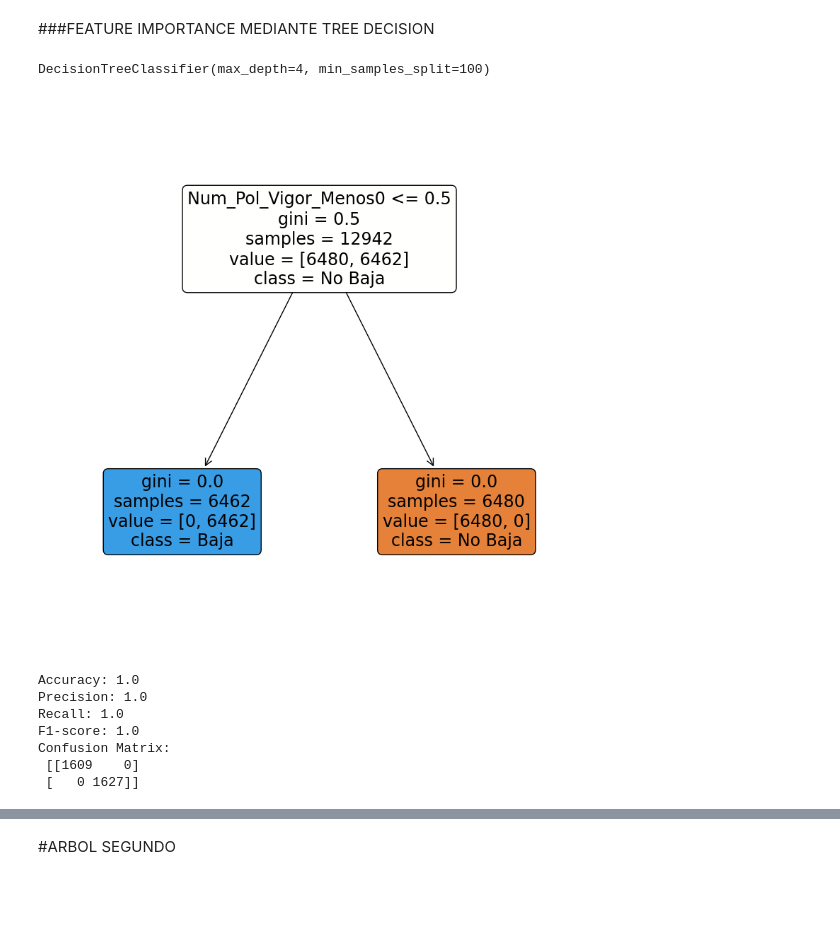
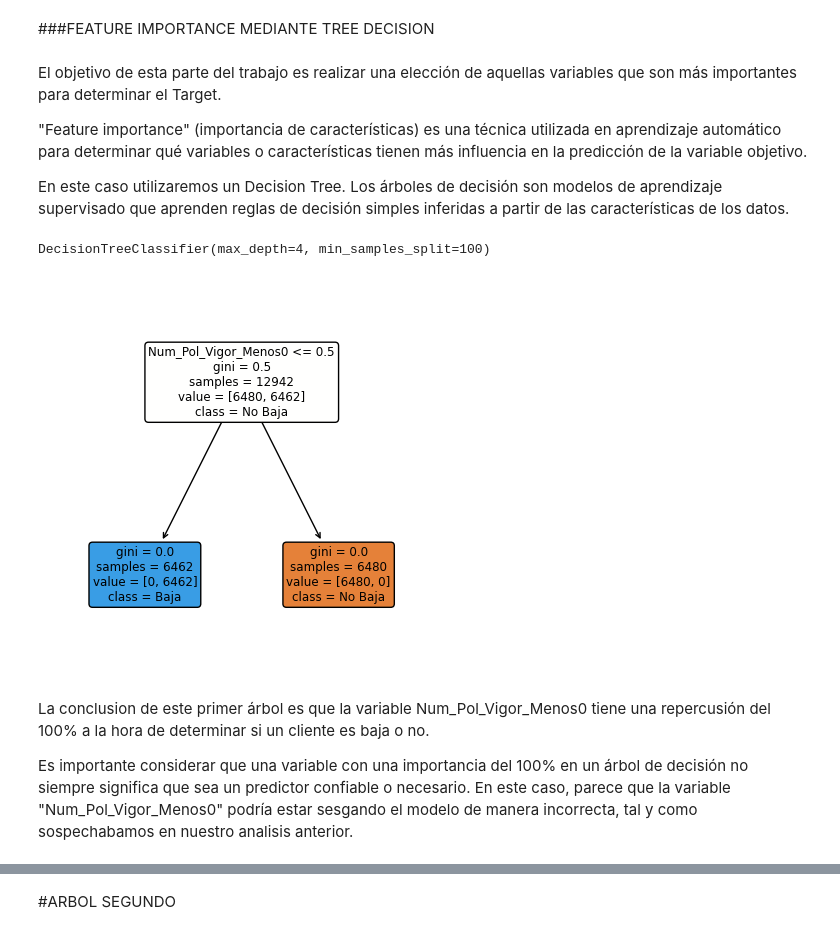
Before and after one commit to SorayaFrancoLopez/NN_churn_proyect_insurance, a Jupyter notebook: STEP_2_Feature_importance.ipynb, the cells around one changed output, grey strips where cells are left out. Drawn from its saved outputs; the diff is of its cells as text; code cells hidden in the pictures; blank space fills up the shorter version.

```diff
--- a/STEP_2_Feature_importance.ipynb
+++ b/STEP_2_Feature_importance.ipynb
@@ -47,3 +55,9 @@ plt.show()
 # %% [markdown]
 ###FEATURE IMPORTANCE MEDIANTE TREE DECISION
+# %% [markdown]
+El objetivo de esta parte del trabajo es realizar una elección de aquellas variables que son más importantes para determinar el Target.
+
+"Feature importance" (importancia de características) es una técnica utilizada en aprendizaje automático para determinar qué variables o características tienen más influencia en la predicción de la variable objetivo.
+
+En este caso utilizaremos un Decision Tree. Los árboles de decisión son modelos de aprendizaje supervisado que aprenden reglas de decisión simples inferidas a partir de las características de los datos.
 # %%
@@ -56,32 +72,12 @@ tree.fit(X_train, y_train)
 # %% [output]
 DecisionTreeClassifier(max_depth=4, min_samples_split=100)
 # %%
-plt.figure(figsize=(10,10))
+plt.figure(figsize=(5,5))
 plot_tree(tree, feature_names=X.columns, class_names=['No Baja', 'Baja'], filled=True, rounded=True, max_depth=3)
 plt.show()
 # %% [output]
-[figure, old version]
+[figure, new version]
-# %%
-y_pred = tree.predict(X_test)
-accuracy = accuracy_score(y_test, y_pred)
-print("Accuracy:", accuracy)
-
-precision = precision_score(y_test, y_pred)
-print("Precision:", precision)
-
-recall = recall_score(y_test, y_pred)
-print("Recall:", recall)
-
-f1 = f1_score(y_test, y_pred)
-print("F1-score:", f1)
-
-conf_matrix = confusion_matrix(y_test, y_pred)
-print("Confusion Matrix:\n", conf_matrix)
-# %% [output]
-Accuracy: 1.0
-Precision: 1.0
-Recall: 1.0
-F1-score: 1.0
-Confusion Matrix:
- [[1609    0]
- [   0 1627]]
+# %% [markdown]
+La conclusion de este primer árbol es que la variable Num_Pol_Vigor_Menos0 tiene una repercusión del 100% a la hora de determinar si un cliente es baja o no.
+
+Es importante considerar que una variable con una importancia del 100% en un árbol de decisión no siempre significa que sea un predictor confiable o necesario. En este caso, parece que la variable "Num_Pol_Vigor_Menos0" podría estar sesgando el modelo de manera incorrecta, tal y como sospechabamos en nuestro analisis anterior.
```
Also changed, not shown: parts of 40 cells of this notebook.
